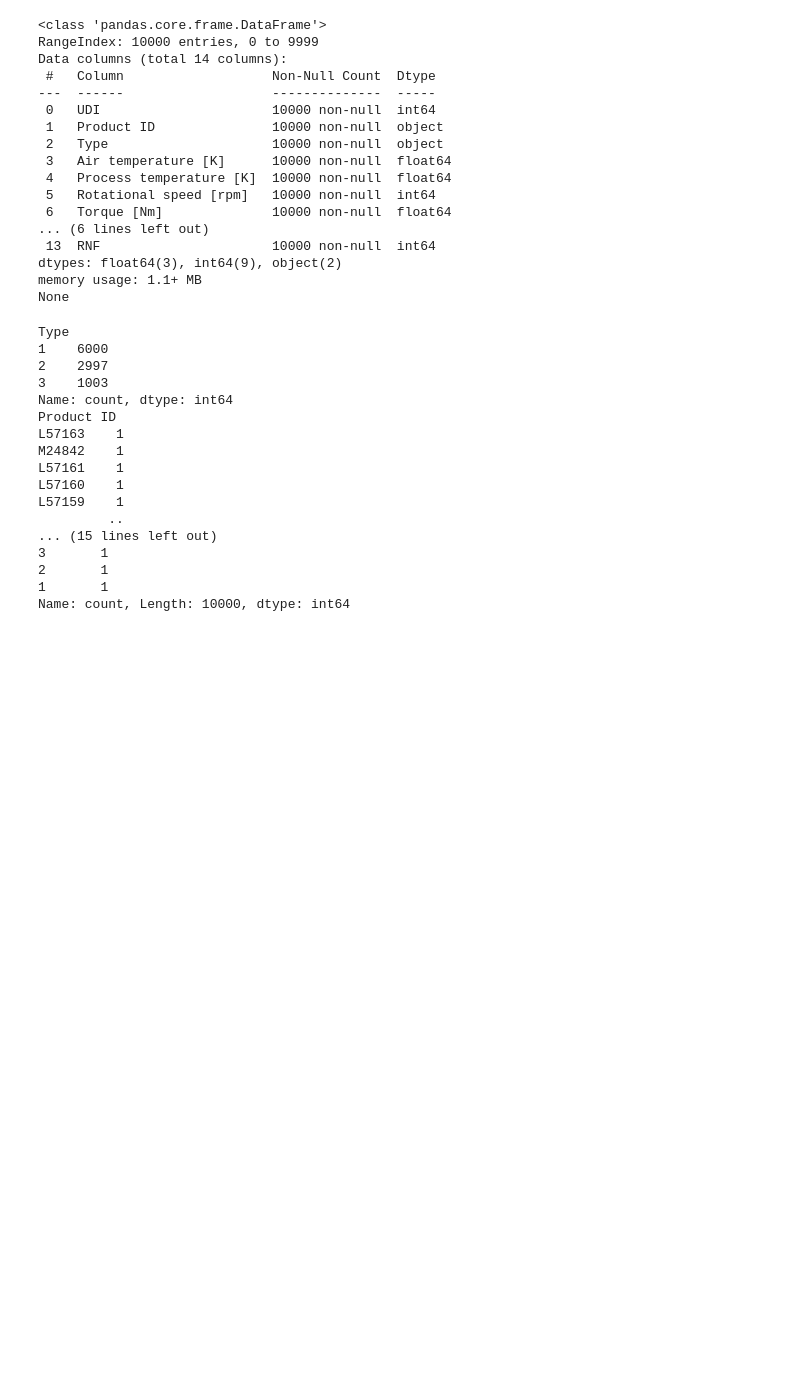
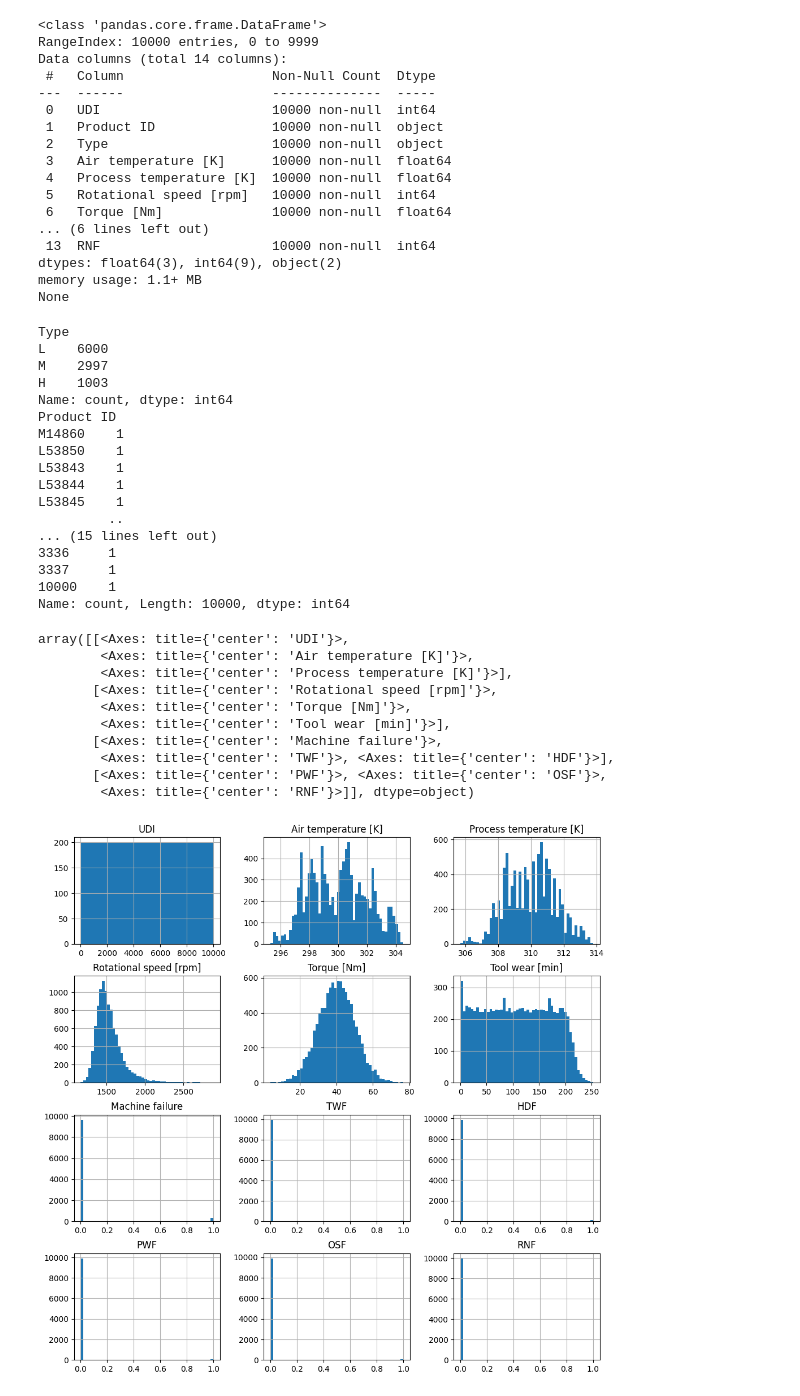
Before and after one commit to ViktorJungz/Applied-Machine-Learning-Exam, a Jupyter notebook: Main.ipynb, the cells around one changed output. Saved outputs shown, nothing was run; the diff lists cells and outputs as text; code cells hidden in the pictures; blank space fills up the shorter version.

```diff
--- a/Main.ipynb
+++ b/Main.ipynb
@@ -56,26 +59,39 @@ None
 # %%
 print(df['Type'].value_counts())
 print(df['Product ID'].value_counts())
 print(df['UDI'].value_counts())
 #df.describe()
+
+df.hist(bins=50, figsize=(12,12))
 # %% [output]
 Type
-1    6000
-2    2997
-3    1003
+L    6000
+M    2997
+H    1003
 Name: count, dtype: int64
 Product ID
-L57163    1
-M24842    1
-L57161    1
-L57160    1
-L57159    1
+M14860    1
+L53850    1
+L53843    1
+L53844    1
+L53845    1
          ..
 ... (15 lines left out)
-3       1
-2       1
-1       1
+3336     1
+3337     1
+10000    1
 Name: count, Length: 10000, dtype: int64
+array([[<Axes: title={'center': 'UDI'}>,
+        <Axes: title={'center': 'Air temperature [K]'}>,
+        <Axes: title={'center': 'Process temperature [K]'}>],
+       [<Axes: title={'center': 'Rotational speed [rpm]'}>,
+        <Axes: title={'center': 'Torque [Nm]'}>,
+        <Axes: title={'center': 'Tool wear [min]'}>],
+       [<Axes: title={'center': 'Machine failure'}>,
+        <Axes: title={'center': 'TWF'}>, <Axes: title={'center': 'HDF'}>],
+       [<Axes: title={'center': 'PWF'}>, <Axes: title={'center': 'OSF'}>,
+        <Axes: title={'center': 'RNF'}>]], dtype=object)
+[figure, added]
 # %%
 #################################
 ##         PREPARE DATA        ##
```
Also changed, not shown: parts of 10 cells of this notebook.
